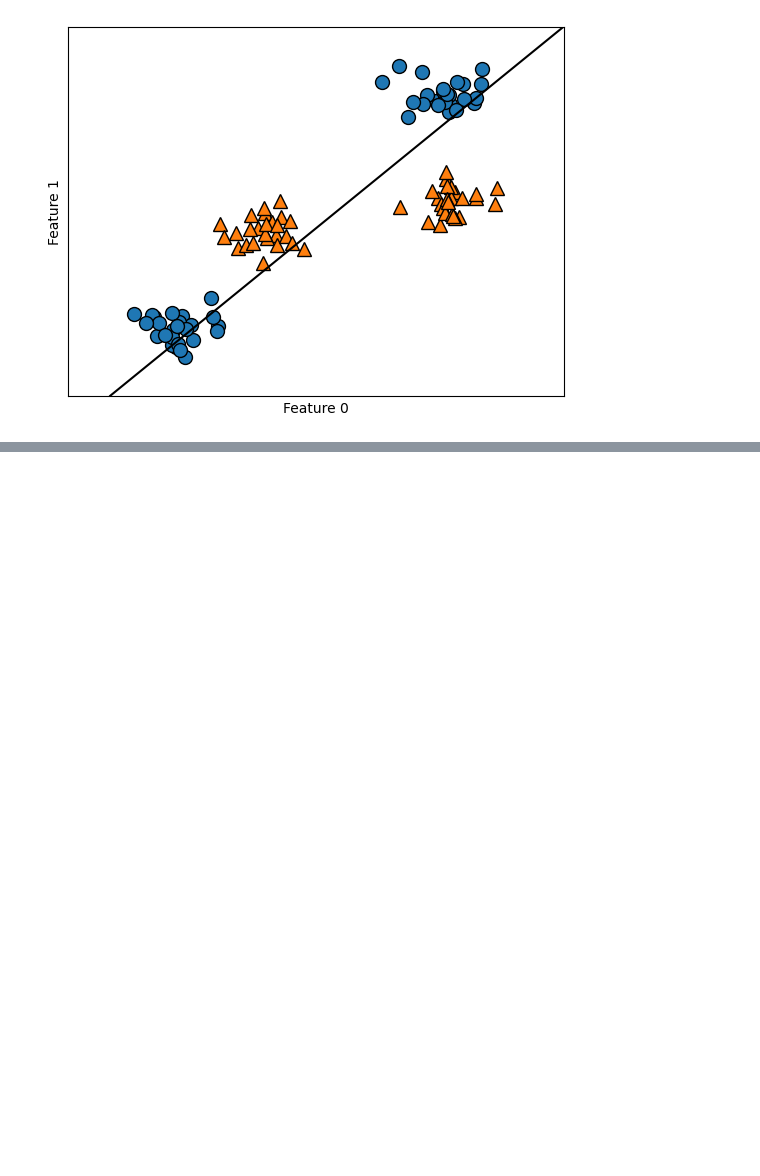
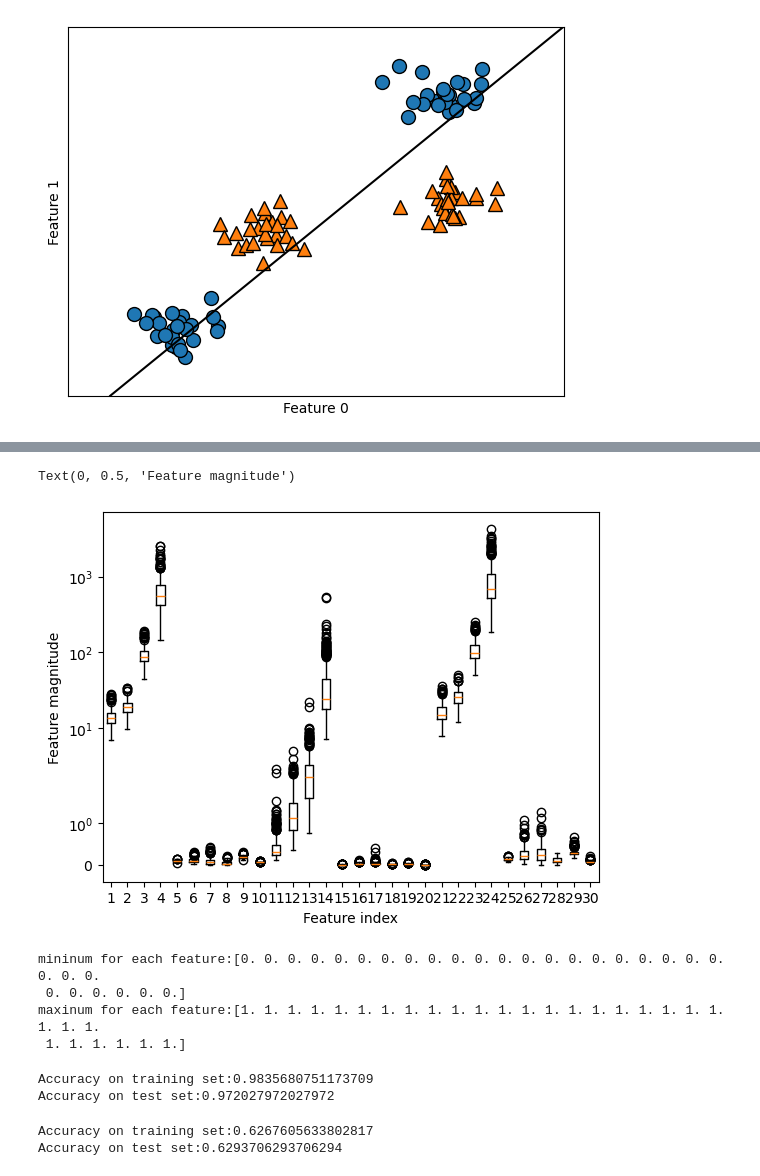
Before and after one commit to smzyut/ml_study_scikitlearn, a Jupyter notebook: Muller2.ipynb, the cells around one changed output, grey strips where cells are left out. Saved outputs shown, nothing was run; the diff lists cells and outputs as text; code cells hidden in the pictures; blank space fills up the shorter version.

```diff
--- a/Muller2.ipynb
+++ b/Muller2.ipynb
@@ -595,0 +642,35 @@ Text(0.5, 0, 'feature 1 ** 2')
+# %%
+plt.boxplot(X_train)
+plt.yscale("symlog")
+plt.xlabel("Feature index")
+plt.ylabel("Feature magnitude")
+# %% [output]
+Text(0, 0.5, 'Feature magnitude')
+[figure, added]
+# %%
+min_on_training = X_train.min(axis=0)
+range_on_training = (X_train - min_on_training).max(axis=0)
+X_train_scaled = (X_train - min_on_training)/range_on_training
+print(f"mininum for each feature:{X_train_scaled.min(axis=0)}")
+print(f"maxinum for each feature:{X_train_scaled.max(axis=0)}")
+# %% [output]
+mininum for each feature:[0. 0. 0. 0. 0. 0. 0. 0. 0. 0. 0. 0. 0. 0. 0. 0. 0. 0. 0. 0. 0. 0. 0. 0.
+ 0. 0. 0. 0. 0. 0.]
+maxinum for each feature:[1. 1. 1. 1. 1. 1. 1. 1. 1. 1. 1. 1. 1. 1. 1. 1. 1. 1. 1. 1. 1. 1. 1. 1.
+ 1. 1. 1. 1. 1. 1.]
+# %%
+X_test_scaled = (X_test - min_on_training)/range_on_training
+svc.fit(X_train_scaled,y_train)
+print(f"Accuracy on training set:{svc.score(X_train_scaled,y_train)}")
+print(f"Accuracy on test set:{svc.score(X_test_scaled,y_test)}")
+# %% [output]
+Accuracy on training set:0.9835680751173709
+Accuracy on test set:0.972027972027972
+# %%
+svc = SVC(C=1000)
+svc.fit(X_train,y_train)
+print(f"Accuracy on training set:{svc.score(X_train_scaled,y_train)}")
+print(f"Accuracy on test set:{svc.score(X_test_scaled,y_test)}")
+# %% [output]
+Accuracy on training set:0.6267605633802817
+Accuracy on test set:0.6293706293706294
```
Also changed, not shown: parts of 5 cells of this notebook.
